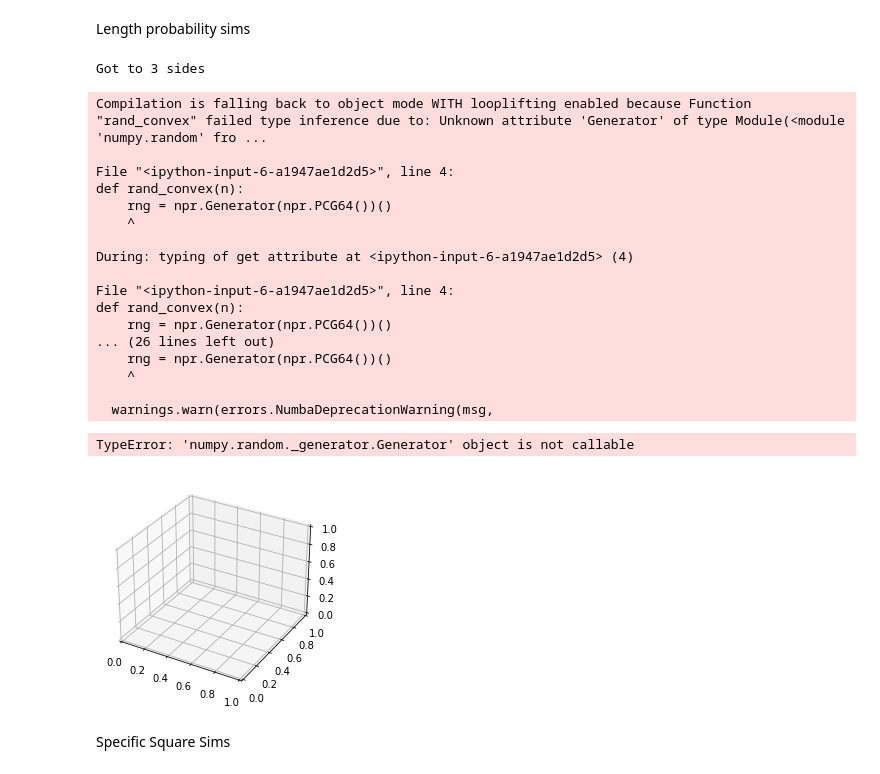
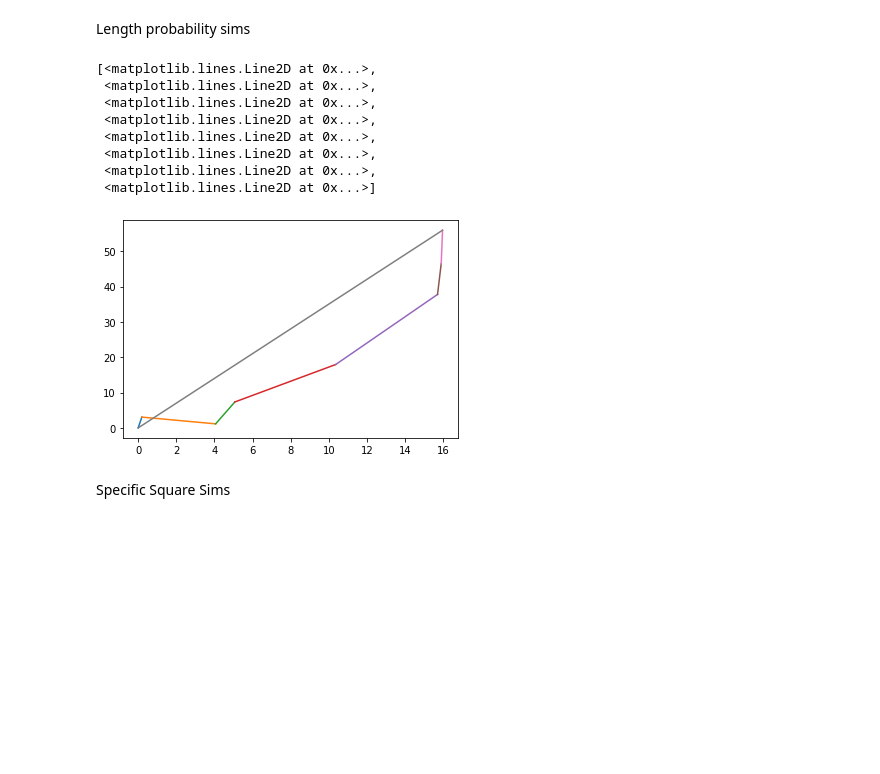
Before and after one commit to Creatorri/18.821-Project-2-Billiards, a Jupyter notebook: Collision.ipynb, the cells around one changed output. Saved outputs shown, nothing was run; the diff lists cells and outputs as text; code cells hidden in the pictures; blank space fills up the shorter version.

```diff
--- a/Collision.ipynb
+++ b/Collision.ipynb
@@ -10,3 +9,5 @@ from numba import vectorize,jit,prange
+# %%
+rng = default_rng()
 # %%
 error = 1e-10 #because machine error is *really* important when working with linalg
 # %%
@@ -52,15 +71,20 @@ def ngon(n):
 # %%
+#@jit(fastmath=True)
+def atanp(p1):
+        return np.arctan2(p1[1],p1[0])
 # Adapted from Sander Verdonschot's code from https://cglab.ca/~sander/misc/ConvexGeneration/convex.html
-@jit(fastmath=True,parallel=True)#,forceobj=True)
+#@jit('double[:,:,::1](int32)',fastmath=True,parallel=True,forceobj=True)
 def rand_convex(n):
-    rng = npr.Generator(npr.PCG64())()
+    xs = np.array([])
+    ys = np.array([])
+
     xs = np.sort(rng.random(n)*2-1)
     ys = np.sort(rng.random(n)*2-1)
 
-    xmin = min(xs)
-    xmax = max(xs)
-    ymin = min(ys)
-    ymax = max(ys)
+    xmin = np.min(xs)
+    xmax = np.max(xs)
+    ymin = np.min(ys)
+    ymax = np.max(ys)
 
     xv = np.array([])
     yv = np.array([])
@@ -91,7 +115,7 @@ def rand_convex(n):
     rng.shuffle(yv)
 
     vec = np.vstack((xv,yv)).T
-    vec = sorted(vec,key=lambda p1: np.arctan2(p1[1],p1[0]))
+    vec = sorted(vec,key=atanp)
 
     minx, miny = -1,-1
     p0 = np.array([0,0])
@@ -108,8 +132,8 @@ def rand_convex(n):
     for v in vec[:-1]:
         p0 = p0+v+off
         p0s = np.append(p0s,[p0],axis=0)
-
-    p1s = np.array([])
-    for i,_ in enumerate(p1s):
-        p1s = p1s.append(p1s,(i+1)%n)
+    p1s = np.array([p0s[1]])
+    for i in prange(n-1):
+        i2 = (i+2)%n
+        p1s = np.append(p1s,[p0s[i2]],axis=0)
     return np.array(list(zip(p0s,p1s)))
@@ -301,33 +332,25 @@ def lenprob(depth,sides,trials,tries=10):
+# %%
+plt.plot(*(10*rand_convex(8)).T)
+# %% [output]
+[<matplotlib.lines.Line2D at 0x...>,
+ <matplotlib.lines.Line2D at 0x...>,
+ <matplotlib.lines.Line2D at 0x...>,
+ <matplotlib.lines.Line2D at 0x...>,
+ <matplotlib.lines.Line2D at 0x...>,
+ <matplotlib.lines.Line2D at 0x...>,
+ <matplotlib.lines.Line2D at 0x...>,
+ <matplotlib.lines.Line2D at 0x...>]
+[figure, added]
 # %%
-from mpl_toolkits.mplot3d import Axes3D
-fig = plt.figure()
-ax = fig.add_subplot(111, projection='3d')
-l,p,a = lenprob(10000,200,1000)
-plt.plot(l,p,'k.')
-plt.show()
-ax.scatter(l,p,a)
-plt.show()
+#from mpl_toolkits.mplot3d import Axes3D
+#fig = plt.figure()
+#ax = fig.add_subplot(111, projection='3d')
+#l,p,a = lenprob(5000,5,10000)
+#print(l,p,a)
+#plt.plot(l,p,'k.')
+#plt.show()
+#ax.scatter(l,p,a)
+#plt.show()
-# %% [output]
-Got to 3 sides
-Compilation is falling back to object mode WITH looplifting enabled because Function "rand_convex" failed type inference due to: Unknown attribute 'Generator' of type Module(<module 'numpy.random' fro ...
-
-File "<ipython-input-6-a1947ae1d2d5>", line 4:
-def rand_convex(n):
-    rng = npr.Generator(npr.PCG64())()
-    ^
-
-During: typing of get attribute at <ipython-input-6-a1947ae1d2d5> (4)
-
-File "<ipython-input-6-a1947ae1d2d5>", line 4:
-def rand_convex(n):
-    rng = npr.Generator(npr.PCG64())()
-... (26 lines left out)
-    rng = npr.Generator(npr.PCG64())()
-    ^
-
-  warnings.warn(errors.NumbaDeprecationWarning(msg,
-TypeError: 'numpy.random._generator.Generator' object is not callable
-[figure, removed]
 # %% [markdown]
 Specific Square Sims
 # %%
```
Also changed, not shown: parts of 20 cells of this notebook.
